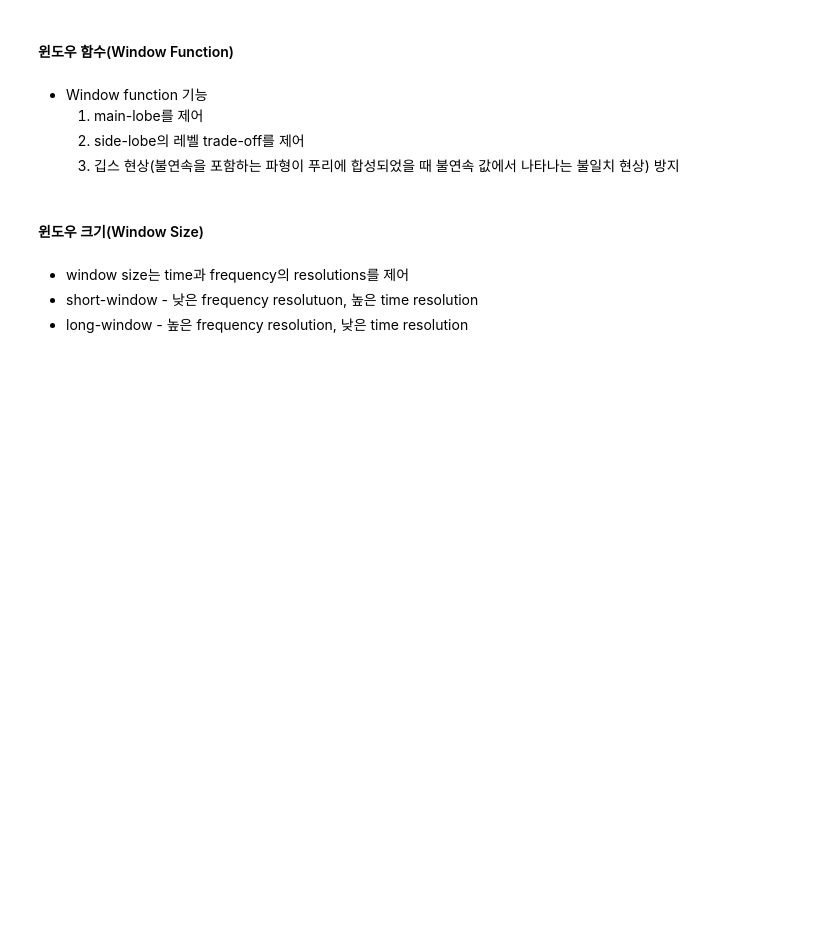
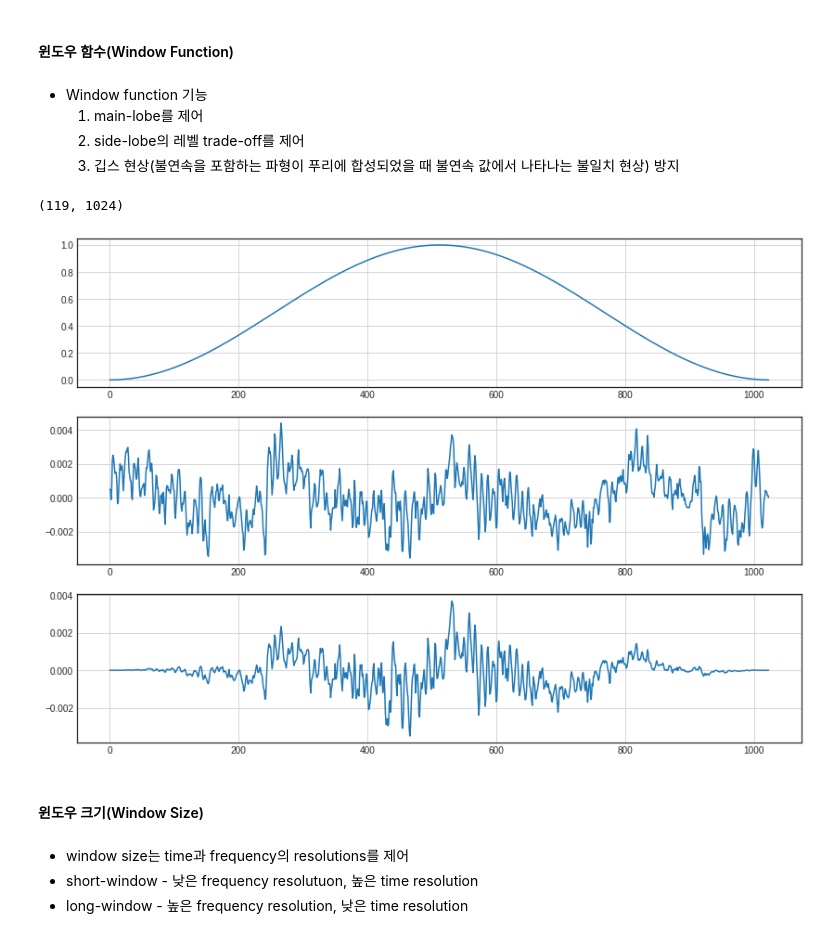
Before and after one commit to ckiekim/DeepLearning_2022.05, a Jupyter notebook: 07.AudioProcessing/01_오디오_처리.ipynb, the cells around one changed output. Cells and saved outputs as stored; diff of their text form; code cells hidden in the pictures; blank space fills up the shorter version.

```diff
--- a/07.AudioProcessing/01_오디오_처리.ipynb
+++ b/07.AudioProcessing/01_오디오_처리.ipynb
@@ -329,6 +371,36 @@ $$
   1. main-lobe를 제어
   2. side-lobe의 레벨 trade-off를 제어
   3. 깁스 현상(불연속을 포함하는 파형이 푸리에 합성되었을 때 불연속 값에서 나타나는 불일치 현상) 방지
+# %%
+def frame_audio(audio, fft_size=1024, hop_size=20, sample_rate=22050):
+    audio = np.pad(audio, int(fft_size/2), mode='reflect')
+    frame_len = np.round(sample_rate * hop_size / 1000).astype(int)
+    frame_num = int((len(audio) - fft_size) / frame_len) + 1
+    frames = np.zeros((frame_num, fft_size))
+
+    for n in range(frame_num):
+        frames[n] = audio[n*frame_len: n*frame_len+fft_size]
+
+    return frames
+# %%
+audio_framed = frame_audio(audio_np)
+print(audio_framed.shape)
+# %% [output]
+(119, 1024)
+# %%
+from scipy import signal
+
+window = signal.get_window('hann', 1024, fftbins=True)
+audio_win = audio_framed * window
+idx = 3
+
+plt.figure(figsize=(14,10))
+plt.subplot(3,1,1), plt.plot(window), plt.grid()
+plt.subplot(3,1,2), plt.plot(audio_framed[idx]), plt.grid()
+plt.subplot(3,1,3), plt.plot(audio_win[idx]), plt.grid()
+plt.show()
+# %% [output]
+[figure, added]
 # %% [markdown]
 #### 윈도우 크기(Window Size)
 # %% [markdown]
```
Also changed, not shown: parts of 32 cells of this notebook.
